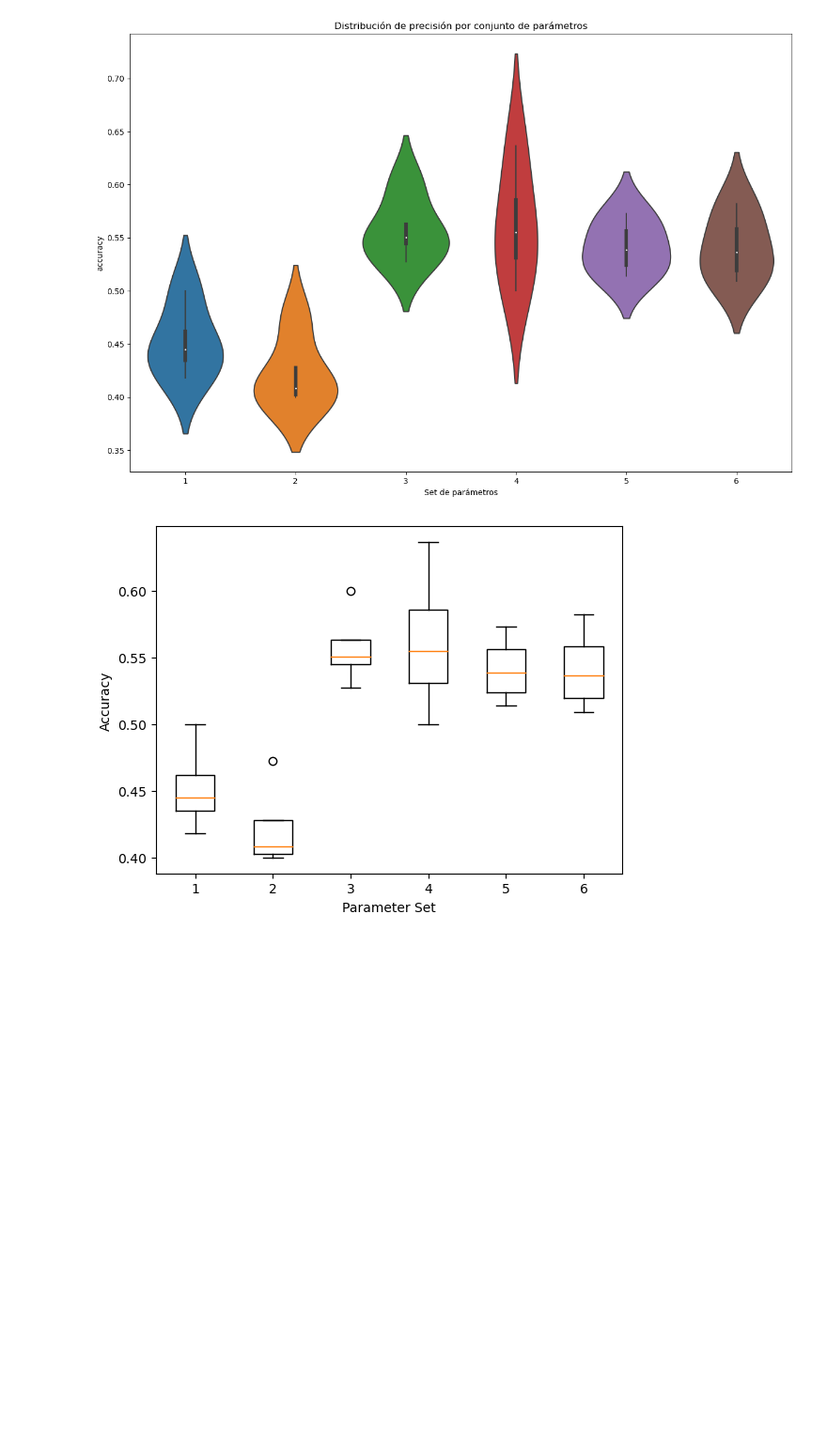
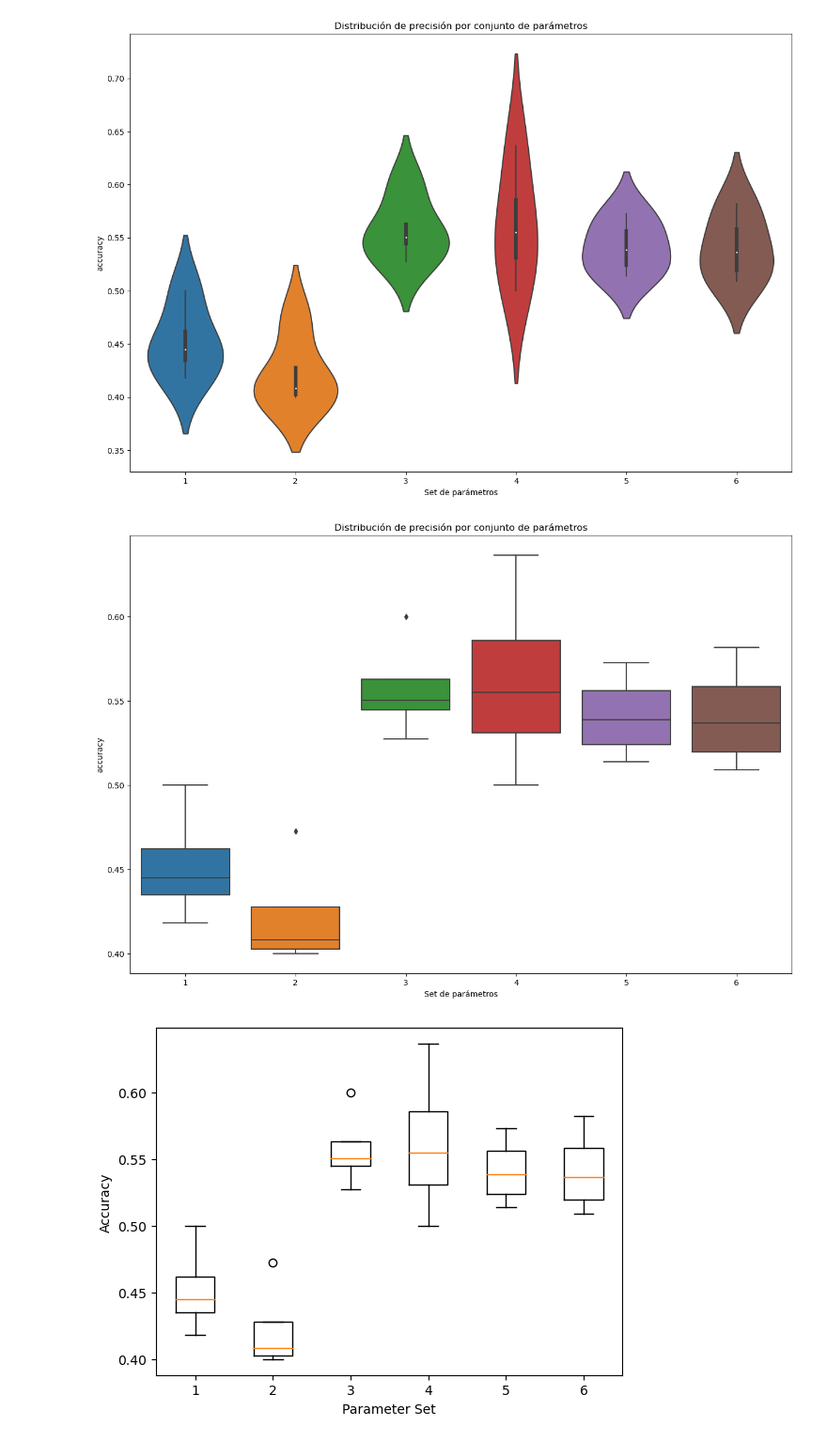
Before and after one commit to srobaina99/Introducci-n-a-ciencia-de-datos, a Jupyter notebook: Tarea 2/shakespeare_tarea_2.ipynb, the cells around one changed output. Shown at 94% size. Cells and saved outputs as stored; diff of their text form; code cells hidden in the pictures; blank space fills up the shorter version.

Commit message:
Boxplot con SNS

```diff
--- a/Tarea 2/shakespeare_tarea_2.ipynb
+++ b/Tarea 2/shakespeare_tarea_2.ipynb
@@ -599,6 +599,16 @@ plt.title('Distribución de precisión por conjunto de parámetros')
 plt.show()
 # %% [output]
 [figure]
+# %%
+# Grafico boxplot CV MNB
+plt.figure(figsize=(15, 10))
+#sns.violinplot(x='param_set', y='accuracy', data=results_df)
+ax = sns.boxplot(x='param_set', y='accuracy', data=results_df)
+ax.set_xlabel('Set de parámetros')
+plt.title('Distribución de precisión por conjunto de parámetros')
+plt.show()
+# %% [output]
+[figure, added]
 # %%
 #BOX plots para comparar con violin plots
 
```
Also changed, not shown: parts of 4 cells of this notebook.
